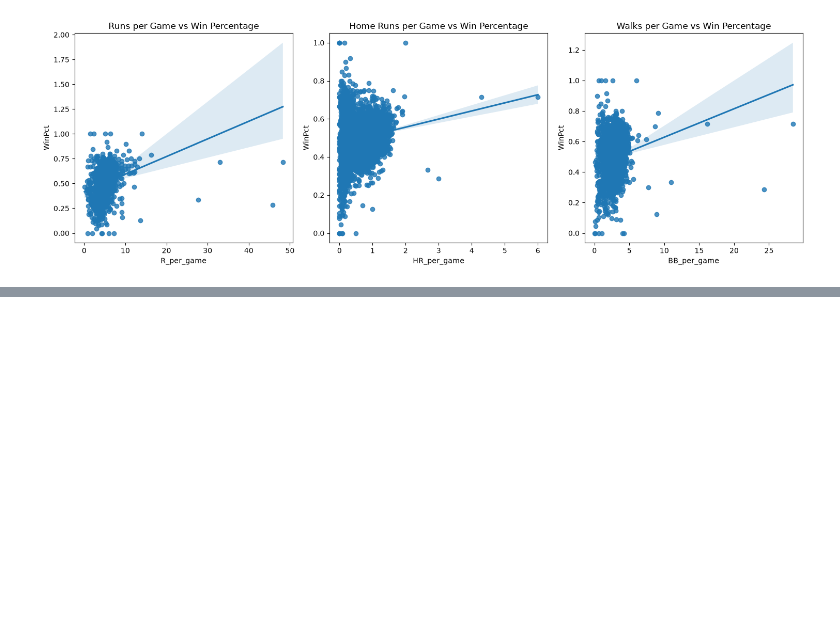
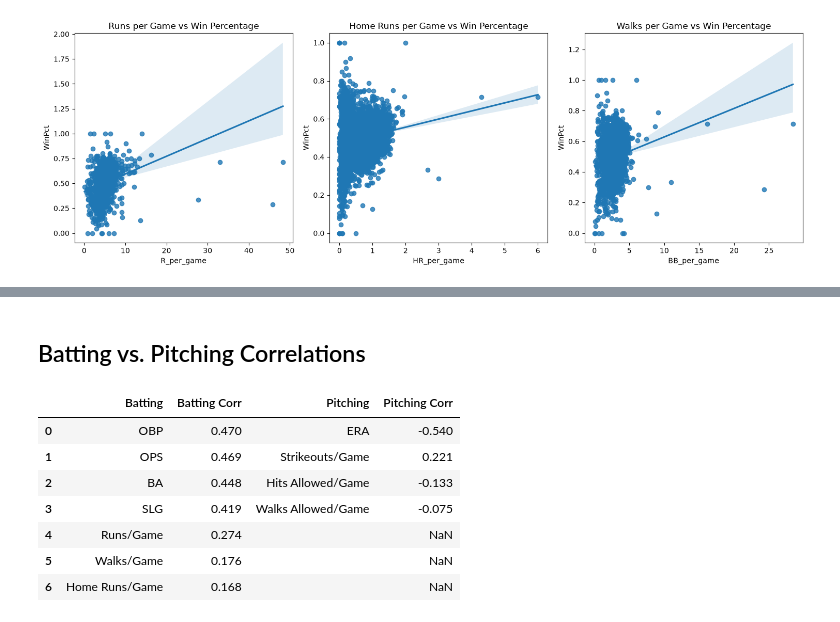
Before and after one commit to FirstTimeGaming/ISC-2310-Group-Project, a Jupyter notebook: project.ipynb, the cells around one changed output, grey strips where cells are left out. Cells and saved outputs as stored; diff of their text form; code cells hidden in the pictures; blank space fills up the shorter version.

Commit message:
Add files via upload
Added Comparison/Conclusion

```diff
--- a/project.ipynb
+++ b/project.ipynb
@@ -396,0 +405,20 @@ plt.show()
+# %% [markdown]
+## Batting vs. Pitching Correlations
+# %%
+comparison = pd.DataFrame({
+    "Batting": ["OBP", "OPS", "BA", "SLG", "Runs/Game", "Walks/Game", "Home Runs/Game"],
+    "Batting Corr": [0.470, 0.469, 0.448, 0.419, 0.274, 0.176, 0.168],
+    "Pitching": ["ERA", "Strikeouts/Game", "Hits Allowed/Game", "Walks Allowed/Game", "", "", ""],
+    "Pitching Corr": [-0.540, 0.221, -0.133, -0.075, None, None, None]
+})
+
+display(comparison)
+# %% [output]
+|  | Batting | Batting Corr | Pitching | Pitching Corr |
+| 0 | OBP | 0.470 | ERA | -0.540 |
+| 1 | OPS | 0.469 | Strikeouts/Game | 0.221 |
+| 2 | BA | 0.448 | Hits Allowed/Game | -0.133 |
+| 3 | SLG | 0.419 | Walks Allowed/Game | -0.075 |
+| 4 | Runs/Game | 0.274 |  | NaN |
+| 5 | Walks/Game | 0.176 |  | NaN |
+| 6 | Home Runs/Game | 0.168 |  | NaN |
```
Also changed, not shown: parts of 7 cells of this notebook.
